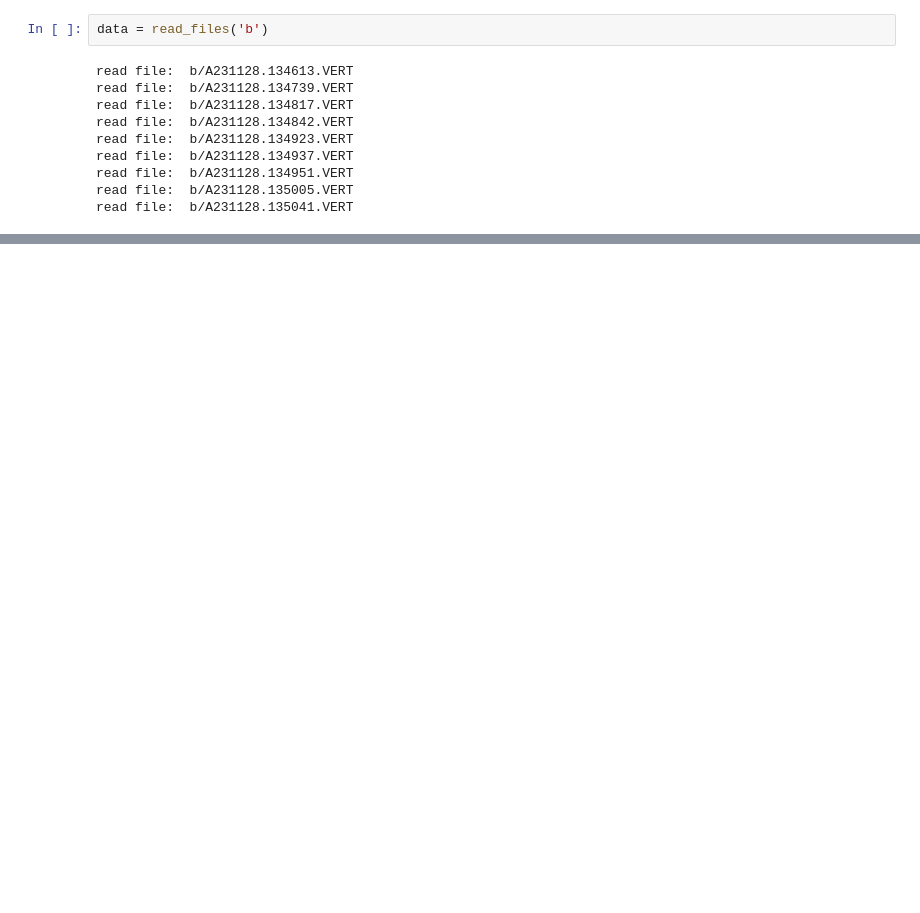
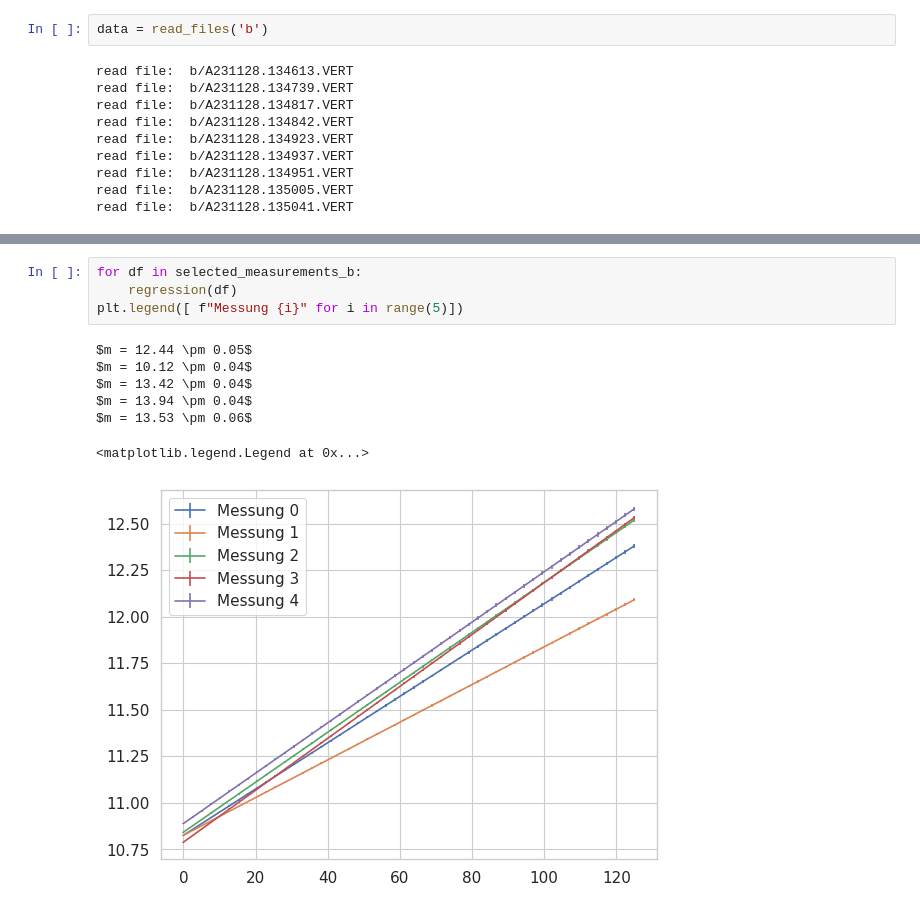
Before and after one commit to ofilla/physik-praktikum-b, a Jupyter notebook: B2.5/data/Austrittsarbeit/Auswertung.ipynb, the cells around one changed output, grey strips where cells are left out. Saved outputs shown, nothing was run; the diff lists cells and outputs as text; blank space fills up the shorter version.

```diff
--- a/B2.5/data/Austrittsarbeit/Auswertung.ipynb
+++ b/B2.5/data/Austrittsarbeit/Auswertung.ipynb
@@ -133,0 +191,12 @@ for i, key in enumerate(data.keys()):
+# %%
+for df in selected_measurements_b:
+    regression(df)
+plt.legend([ f"Messung {i}" for i in range(5)])
+# %% [output]
+$m = 12.44 \pm 0.05$
+$m = 10.12 \pm 0.04$
+$m = 13.42 \pm 0.04$
+$m = 13.94 \pm 0.04$
+$m = 13.53 \pm 0.06$
+<matplotlib.legend.Legend at 0x...>
+[figure, added]
```
Also changed, not shown: parts of 21 cells of this notebook, 2 other files.
